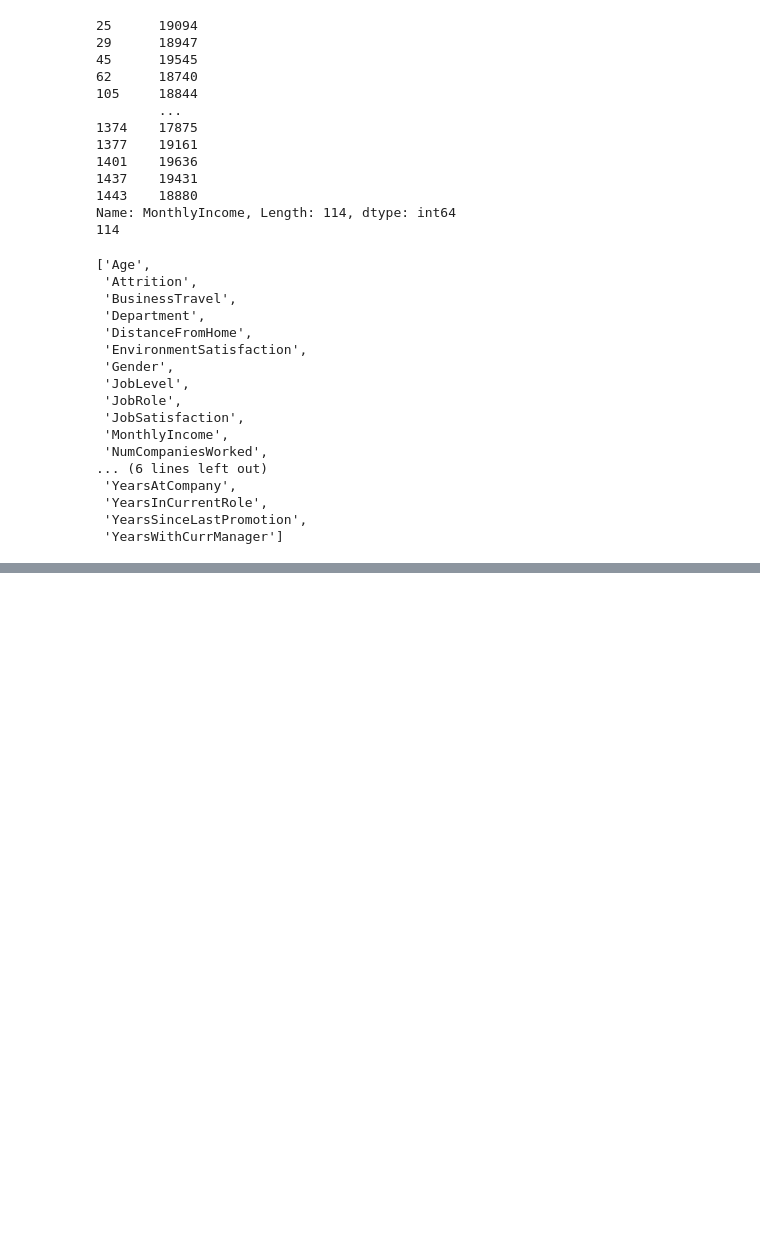
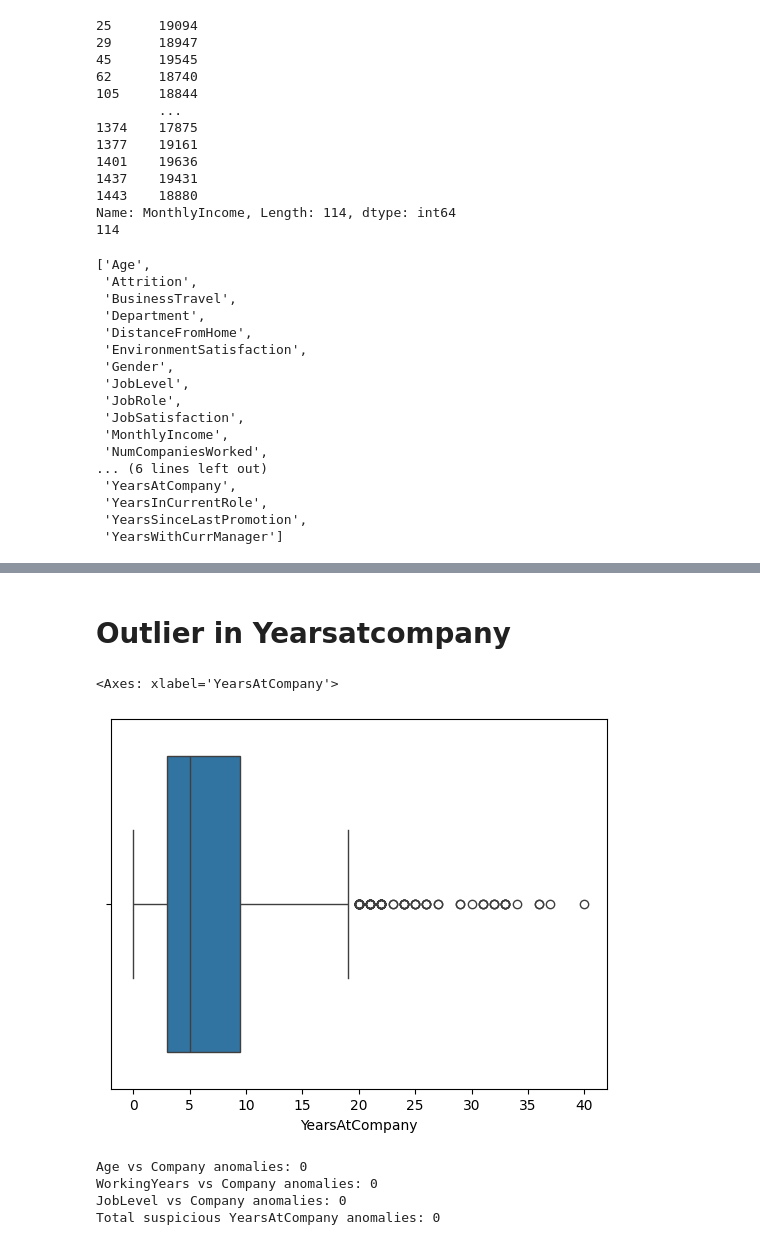
Before and after one commit to RajiReddy15/Employee-Attrition-Prediction-HR-Analytics-, a Jupyter notebook: scripts/datacleaning.ipynb, the cells around one changed output, grey strips where cells are left out. Drawn from its saved outputs; the diff is of its cells as text; code cells hidden in the pictures; blank space fills up the shorter version.

```diff
--- a/scripts/datacleaning.ipynb
+++ b/scripts/datacleaning.ipynb
@@ -301,0 +389,31 @@ np.int64(0)
+# %% [markdown]
+# Outlier in Yearsatcompany
+# %%
+sns.boxplot(x=df['YearsAtCompany'])
+# %% [output]
+<Axes: xlabel='YearsAtCompany'>
+[figure, added]
+# %%
+# 1. Age inconsistency
+age_issue = df[df['YearsAtCompany'] > (df['Age'] - 18)]
+
+# 2. TotalWorkingYears inconsistency
+working_issue = df[df['YearsAtCompany'] > df['TotalWorkingYears']]
+
+# 3. JobLevel inconsistency
+joblevel_issue = df[
+    ((df['YearsAtCompany'] > 20) & (df['JobLevel'] <= 2))
+]
+
+# Combine suspicious cases
+suspicious_years = pd.concat([age_issue, working_issue, joblevel_issue]).drop_duplicates()
+
+print("Age vs Company anomalies:", len(age_issue))
+print("WorkingYears vs Company anomalies:", len(working_issue))
+print("JobLevel vs Company anomalies:", len(joblevel_issue))
+print("Total suspicious YearsAtCompany anomalies:", len(suspicious_years))
+# %% [output]
+Age vs Company anomalies: 0
+WorkingYears vs Company anomalies: 0
+JobLevel vs Company anomalies: 0
+Total suspicious YearsAtCompany anomalies: 0
```
Also changed, not shown: parts of 25 cells of this notebook.
